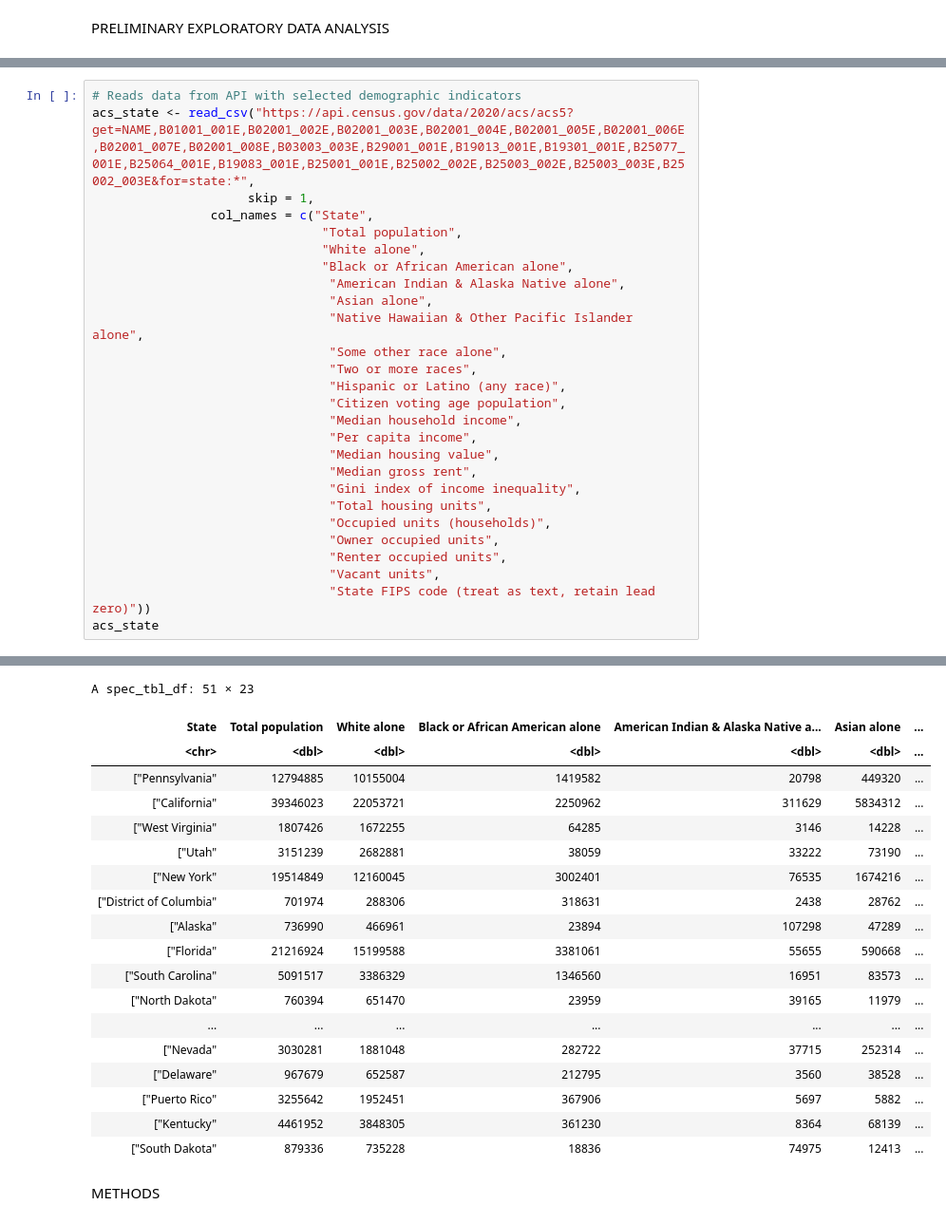
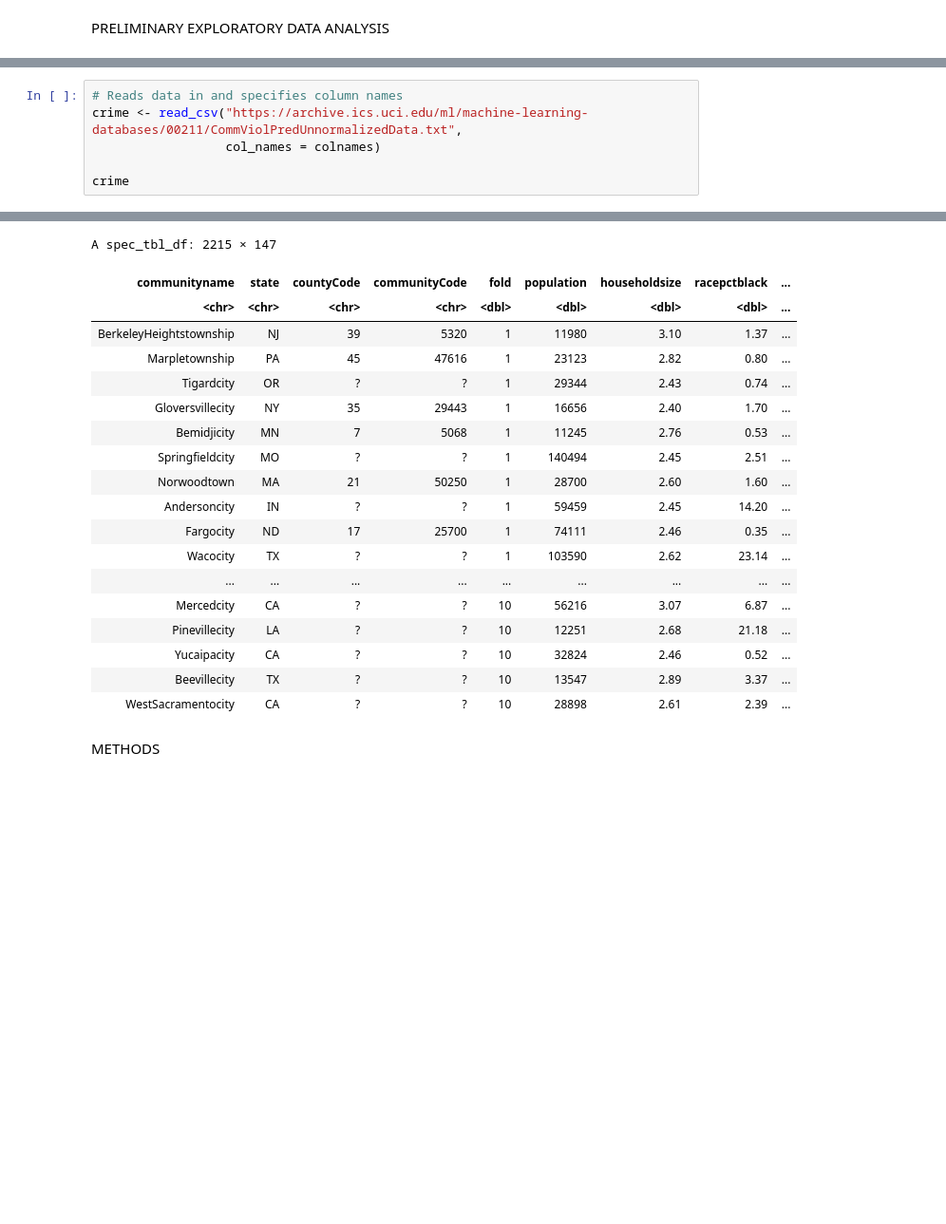
Before and after one commit to JeffreyJPZ/DSCI-100-Group_55-Project, a Jupyter notebook: Project.ipynb, the cells around one changed output, grey strips where cells are left out. Shown at 95% size. Saved outputs shown, nothing was run; the diff lists cells and outputs as text; blank space fills up the shorter version.

Commit message:
Added new dataset (crime)

```diff
--- a/Project.ipynb
+++ b/Project.ipynb
@@ -31,28 +182,7 @@ library(stringr)
 # %%
-# Reads data from API with selected demographic indicators
-acs_state <- read_csv("https://api.census.gov/data/2020/acs/acs5?get=NAME,B01001_001E,B02001_002E,B02001_003E,B02001_004E,B02001_005E,B02001_006E,B02001_007E,B02001_008E,B03003_003E,B29001_001E,B19013_001E,B19301_001E,B25077_001E,B25064_001E,B19083_001E,B25001_001E,B25002_002E,B25003_002E,B25003_003E,B25002_003E&for=state:*",
-                     skip = 1,
-                col_names = c("State",
-                               "Total population",
-                               "White alone",
-                               "Black or African American alone",
-                                "American Indian & Alaska Native alone",
-                                "Asian alone",
-                                "Native Hawaiian & Other Pacific Islander alone",
-                                "Some other race alone",
-                                "Two or more races",
-                                "Hispanic or Latino (any race)",
-                                "Citizen voting age population",
-                                "Median household income",
-                                "Per capita income",
-                                "Median housing value",
-                                "Median gross rent",
-                                "Gini index of income inequality",
-                                "Total housing units",
-                                "Occupied units (households)",
-                                "Owner occupied units",
-                                "Renter occupied units",
-                                "Vacant units",
-                                "State FIPS code (treat as text, retain lead zero)"))
-acs_state
+# Reads data in and specifies column names
+crime <- read_csv("https://archive.ics.uci.edu/ml/machine-learning-databases/00211/CommViolPredUnnormalizedData.txt",
+                  col_names = colnames)
+
+crime
 # %% [output]
@@ -65,25 +196,25 @@ lgl  (1): X23
 
 ℹ Use `spec()` to retrieve the full column specification for this data.
 ℹ Specify the column types or set `show_col_types = FALSE` to quiet this message.
-A spec_tbl_df: 51 × 23
+A spec_tbl_df: 2215 × 147
-| State | Total population | White alone | Black or African American alone | American Indian & Alaska Native a... | Asian alone | ... |
-| <chr> | <dbl> | <dbl> | <dbl> | <dbl> | <dbl> | ... |
-| ["Pennsylvania" | 12794885 | 10155004 | 1419582 | 20798 | 449320 | ... |
-| ["California" | 39346023 | 22053721 | 2250962 | 311629 | 5834312 | ... |
-| ["West Virginia" | 1807426 | 1672255 | 64285 | 3146 | 14228 | ... |
-| ["Utah" | 3151239 | 2682881 | 38059 | 33222 | 73190 | ... |
-| ["New York" | 19514849 | 12160045 | 3002401 | 76535 | 1674216 | ... |
-| ["District of Columbia" | 701974 | 288306 | 318631 | 2438 | 28762 | ... |
-| ["Alaska" | 736990 | 466961 | 23894 | 107298 | 47289 | ... |
-| ["Florida" | 21216924 | 15199588 | 3381061 | 55655 | 590668 | ... |
-| ["South Carolina" | 5091517 | 3386329 | 1346560 | 16951 | 83573 | ... |
-| ["North Dakota" | 760394 | 651470 | 23959 | 39165 | 11979 | ... |
-| ... | ... | ... | ... | ... | ... | ... |
-| ["Nevada" | 3030281 | 1881048 | 282722 | 37715 | 252314 | ... |
-| ["Delaware" | 967679 | 652587 | 212795 | 3560 | 38528 | ... |
-| ["Puerto Rico" | 3255642 | 1952451 | 367906 | 5697 | 5882 | ... |
-| ["Kentucky" | 4461952 | 3848305 | 361230 | 8364 | 68139 | ... |
-| ["South Dakota" | 879336 | 735228 | 18836 | 74975 | 12413 | ... |
+| communityname | state | countyCode | communityCode | fold | population | householdsize | racepctblack | ... |
+| <chr> | <chr> | <chr> | <chr> | <dbl> | <dbl> | <dbl> | <dbl> | ... |
+| BerkeleyHeightstownship | NJ | 39 | 5320 | 1 | 11980 | 3.10 | 1.37 | ... |
+| Marpletownship | PA | 45 | 47616 | 1 | 23123 | 2.82 | 0.80 | ... |
+| Tigardcity | OR | ? | ? | 1 | 29344 | 2.43 | 0.74 | ... |
+| Gloversvillecity | NY | 35 | 29443 | 1 | 16656 | 2.40 | 1.70 | ... |
+| Bemidjicity | MN | 7 | 5068 | 1 | 11245 | 2.76 | 0.53 | ... |
+| Springfieldcity | MO | ? | ? | 1 | 140494 | 2.45 | 2.51 | ... |
+| Norwoodtown | MA | 21 | 50250 | 1 | 28700 | 2.60 | 1.60 | ... |
+| Andersoncity | IN | ? | ? | 1 | 59459 | 2.45 | 14.20 | ... |
+| Fargocity | ND | 17 | 25700 | 1 | 74111 | 2.46 | 0.35 | ... |
+| Wacocity | TX | ? | ? | 1 | 103590 | 2.62 | 23.14 | ... |
+| ... | ... | ... | ... | ... | ... | ... | ... | ... |
+| Mercedcity | CA | ? | ? | 10 | 56216 | 3.07 | 6.87 | ... |
+| Pinevillecity | LA | ? | ? | 10 | 12251 | 2.68 | 21.18 | ... |
+| Yucaipacity | CA | ? | ? | 10 | 32824 | 2.46 | 0.52 | ... |
+| Beevillecity | TX | ? | ? | 10 | 13547 | 2.89 | 3.37 | ... |
+| WestSacramentocity | CA | ? | ? | 10 | 28898 | 2.61 | 2.39 | ... |
 # %% [markdown]
 METHODS
 # %% [markdown]
```
Also changed, not shown: parts of 5 cells of this notebook.
